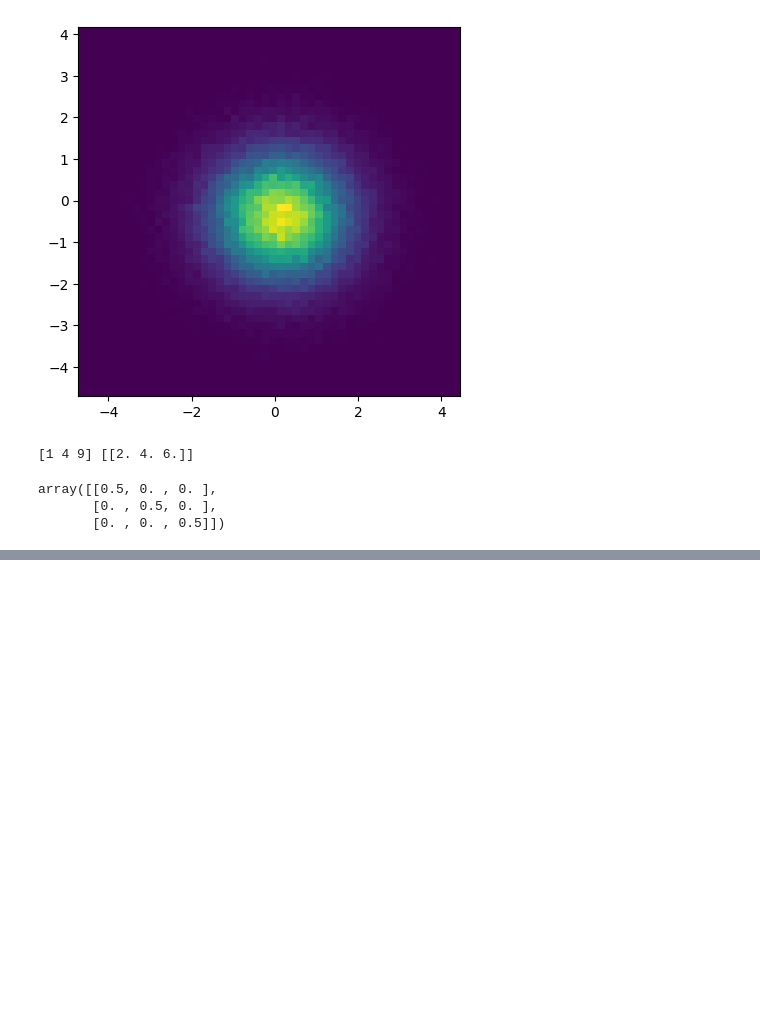
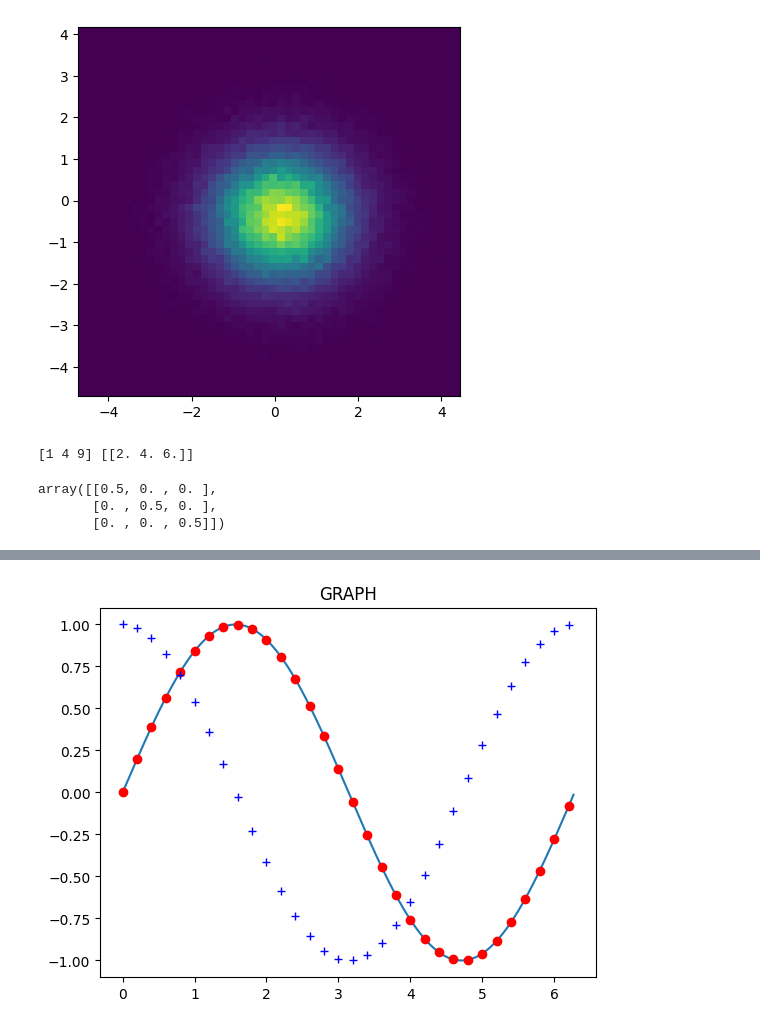
Before and after one commit to AJRocks321/Py_astro_work, a Jupyter notebook: Lecture_notes.ipynb, the cells around one changed output, grey strips where cells are left out. Drawn from its saved outputs; the diff is of its cells as text; code cells hidden in the pictures; blank space fills up the shorter version.

```diff
--- a/Lecture_notes.ipynb
+++ b/Lecture_notes.ipynb
@@ -569,0 +615,10 @@ array([[0.5, 0. , 0. ],
+# %%
+#color, linestyle, marker
+x_spaced=np.arange(0,6.28,0.2)
+plt.plot(x,y)
+plt.plot(x_spaced,np.sin(x_spaced),marker="o",color="red",linestyle="None")
+plt.plot(x_spaced,np.cos(x_spaced),"b+")# Blue *
+graph_title=plt.title("GRAPH")
+plt.show()
+# %% [output]
+[figure, added]
```
Also changed, not shown: parts of 21 cells of this notebook, 2 other files.
